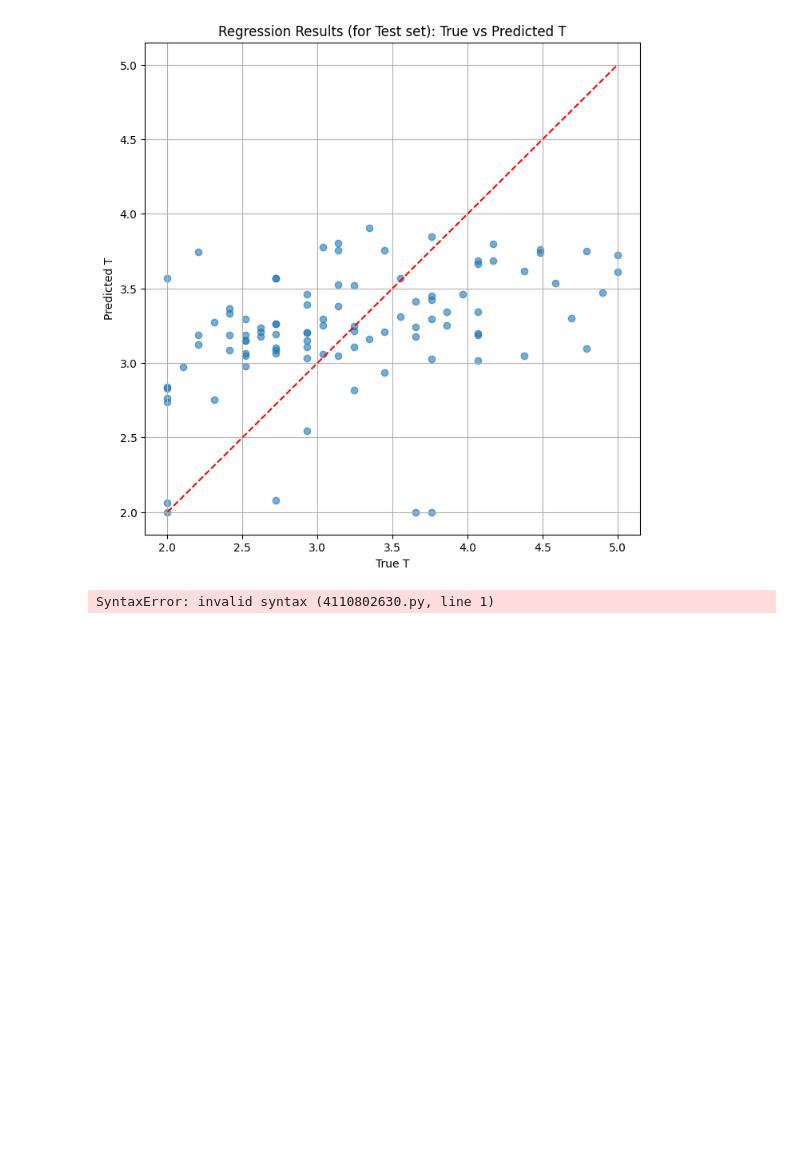
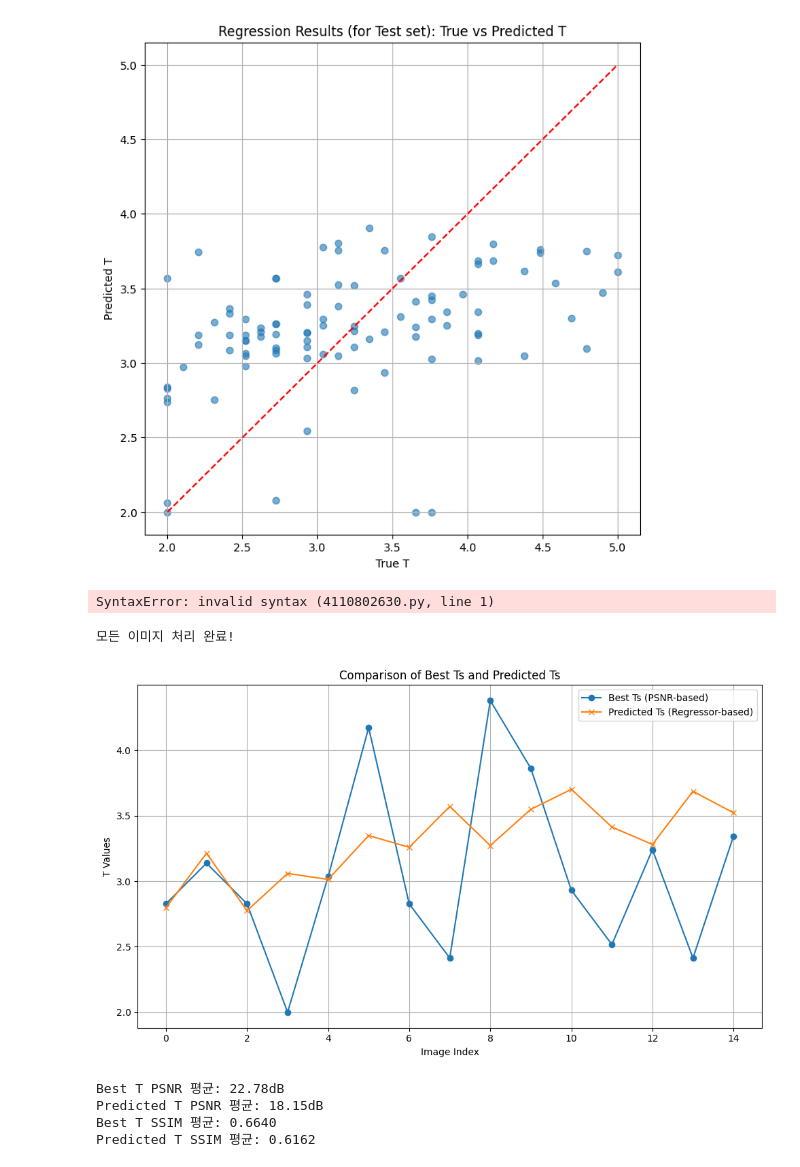
Before and after one commit to dgjung0220/CLODE, a Jupyter notebook: MLP_regression_onlylow_bw.ipynb, the cells around one changed output. Cells and saved outputs as stored; diff of their text form; code cells hidden in the pictures; blank space fills up the shorter version.

```diff
--- a/MLP_regression_onlylow_bw.ipynb
+++ b/MLP_regression_onlylow_bw.ipynb
@@ -358,7 +358,7 @@ os.environ["CUDA_VISIBLE_DEVICES"] = str(gpu_number)
 # 이제 GPU가 한 개만 보이므로 cuda:0으로 접근
 device = torch.device('cuda:0' if torch.cuda.is_available() else 'cpu')
 
-model = NODE(device, (3, 256, 256), 32, augment_dim=0, time_dependent=True, adjoint=True)
+model = NODE(device, (3, 400, 600), 32, augment_dim=0, time_dependent=True, adjoint=True)
 model.eval()
 model.to(device)
 model.load_state_dict(torch.load(f'/home/lbw/CLODE/pth/universal.pth', weights_only=True), strict=False)
@@ -372,8 +372,8 @@ hidden_dim = 64
 regressor = Regressor(input_dim, hidden_dim).to(device)
 regressor.eval()
 regressor.to(device)
-# model_path_name = '/home/lbw/CLODE_model/att_regression_64_0.0001_567.pth'
-regressor.load_state_dict(torch.load((model_path / f'att_regression_{best_epoch}.pth'), map_location=device))
+model_path_name = '/home/lbw/CLODE/lbw_low_score_model/att_regression_82.pth'
+regressor.load_state_dict(torch.load(model_path_name, map_location=device))
 
 file_path = Path('/home/lbw/data/eval15')
 
@@ -402,8 +402,8 @@ eval_images = [f for f in sorted(os.listdir(eval_path / 'low')) if f.lower().end
 
 def load_eval_image(idx):
     img_name = eval_images[idx]
-    lq_img = image_tensor(eval_path / 'low' / img_name, size=(256, 256))
-    gt_img = image_tensor(eval_path / 'high' / img_name, size=(256, 256))
+    lq_img = image_tensor(eval_path / 'low' / img_name)
+    gt_img = image_tensor(eval_path / 'high' / img_name)
 
     return lq_img.to(device), gt_img.to(device), img_name
 
@@ -540,30 +540,37 @@ for idx in tqdm(range(len(eval_images))):
     plt.imshow(tensor_to_numpy(pred_img))
     plt.title(f'Regressor Pred T={pred_T:.2f}, PSNR={psnrs[pred_T_idx]:.2f}dB, SSIM={ssims[pred_T_idx]:.4f}')
     plt.axis('off')
 
     # 결과 저장
     plt.tight_layout()
     plt.savefig(results_dir / f'{img_name.split(".")[0]}_compare.png')
     plt.close()
 
 # 통계 정보 계산 (전체 이미지에 대해)
 print("모든 이미지 처리 완료!")
 
 # best_Ts와 pred_Ts를 하나의 플롯에 시각화
 plt.figure(figsize=(10, 6))
 plt.plot(best_Ts, label='Best Ts (PSNR-based)', marker='o')
 plt.plot(pred_Ts, label='Predicted Ts (Regressor-based)', marker='x')
 plt.xlabel('Image Index')
 plt.ylabel('T Values')
 plt.title('Comparison of Best Ts and Predicted Ts')
 plt.legend()
 plt.grid(True)
 plt.tight_layout()
 plt.savefig(results_dir / 'best_vs_pred_Ts.png')
 plt.show()
 
 # PSNR 비교
 print(f"Best T PSNR 평균: {np.mean(best_psnrs):.2f}dB")
 print(f"Predicted T PSNR 평균: {np.mean(pred_psnrs):.2f}dB")
 print(f"Best T SSIM 평균: {np.mean(best_ssims):.4f}")
 print(f"Predicted T SSIM 평균: {np.mean(pred_ssims):.4f}")
+# %% [output]
+모든 이미지 처리 완료!
+[figure, added]
+Best T PSNR 평균: 22.78dB
+Predicted T PSNR 평균: 18.15dB
+Best T SSIM 평균: 0.6640
+Predicted T SSIM 평균: 0.6162
```
Also changed, not shown: 3 other files.
